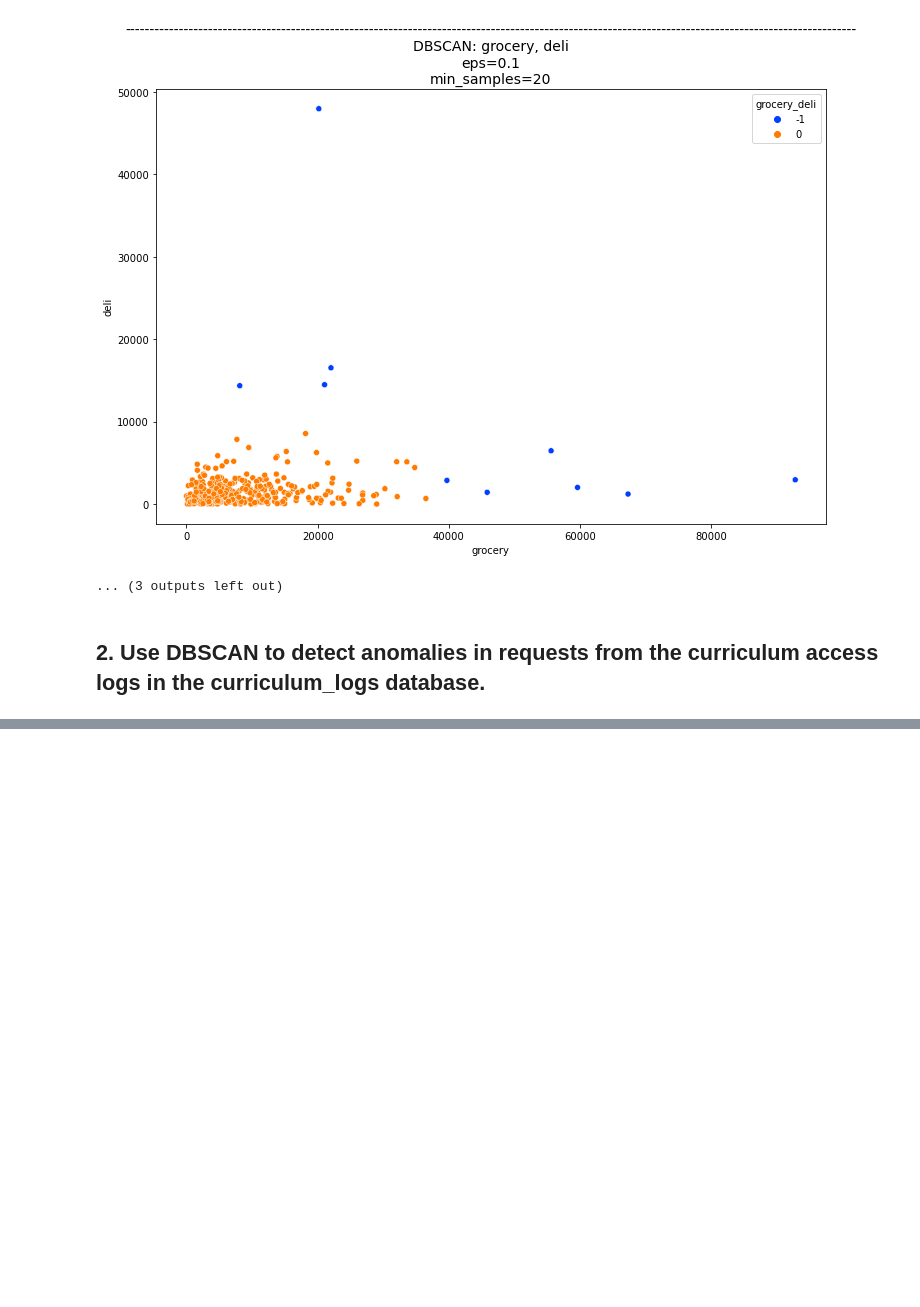
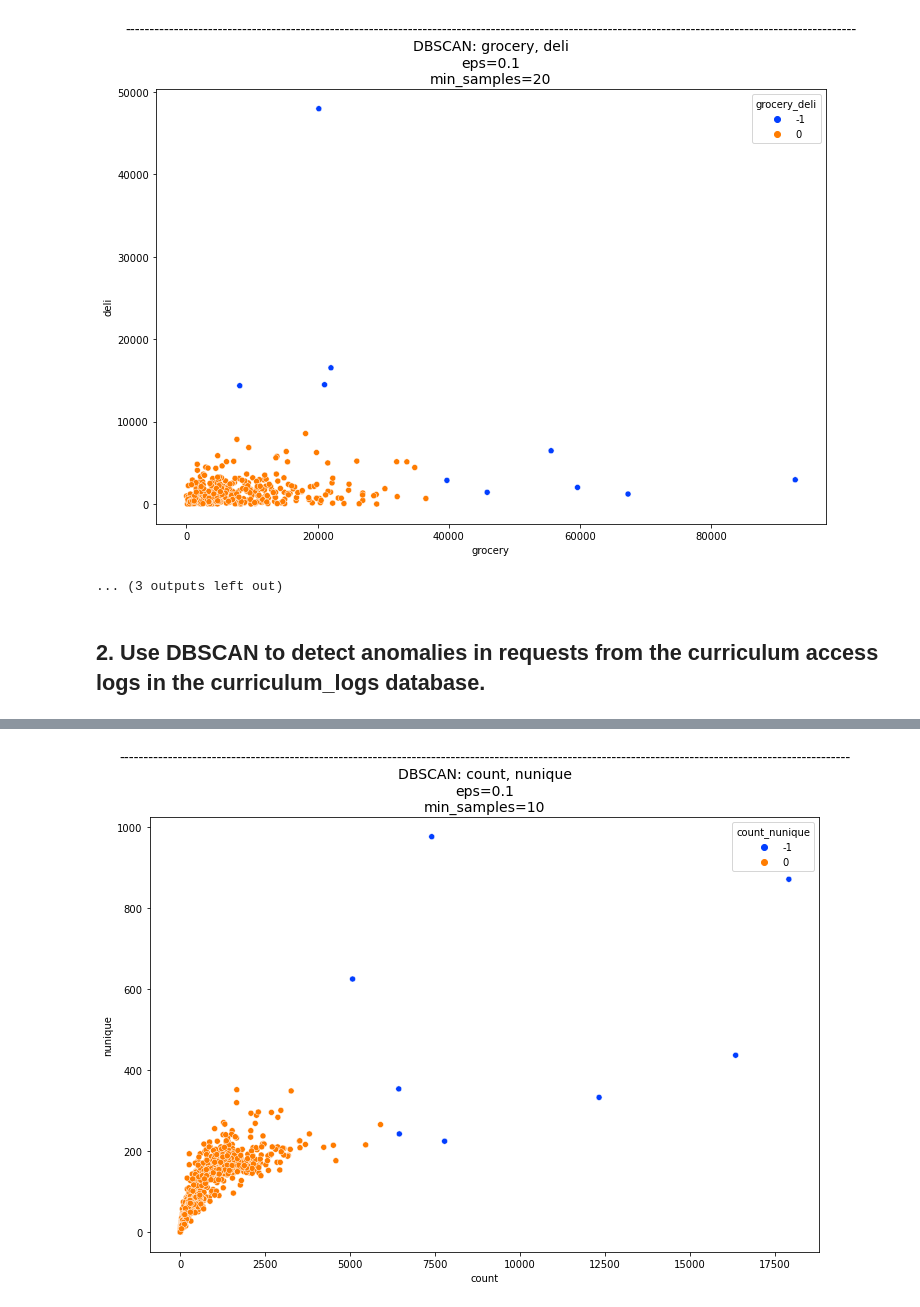
Before and after one commit to bensmith07/anomaly-detection-exercises, a Jupyter notebook: clustering_anomaly_detection.ipynb, the cells around one changed output, grey strips where cells are left out. Drawn from its saved outputs; the diff is of its cells as text; code cells hidden in the pictures; blank space fills up the shorter version.

```diff
--- a/clustering_anomaly_detection.ipynb
+++ b/clustering_anomaly_detection.ipynb
@@ -149,0 +269,3 @@ df.head()
+# %%
+page_views = df.groupby(['user_id'])['page'].agg(['count', 'nunique'])
+page_views
@@ -149,0 +287,10 @@ df.head()
+# %%
+cols = ['count', 'nunique']
+page_views = scale_data(page_views, cols)
+# %%
+n_features = 2
+eps = .1
+min_samples = 10
+run_dbscan(page_views, cols, n_features, eps, min_samples)
+# %% [output]
+[figure, added]
```
Also changed, not shown: parts of 21 cells of this notebook, 2 other files.
